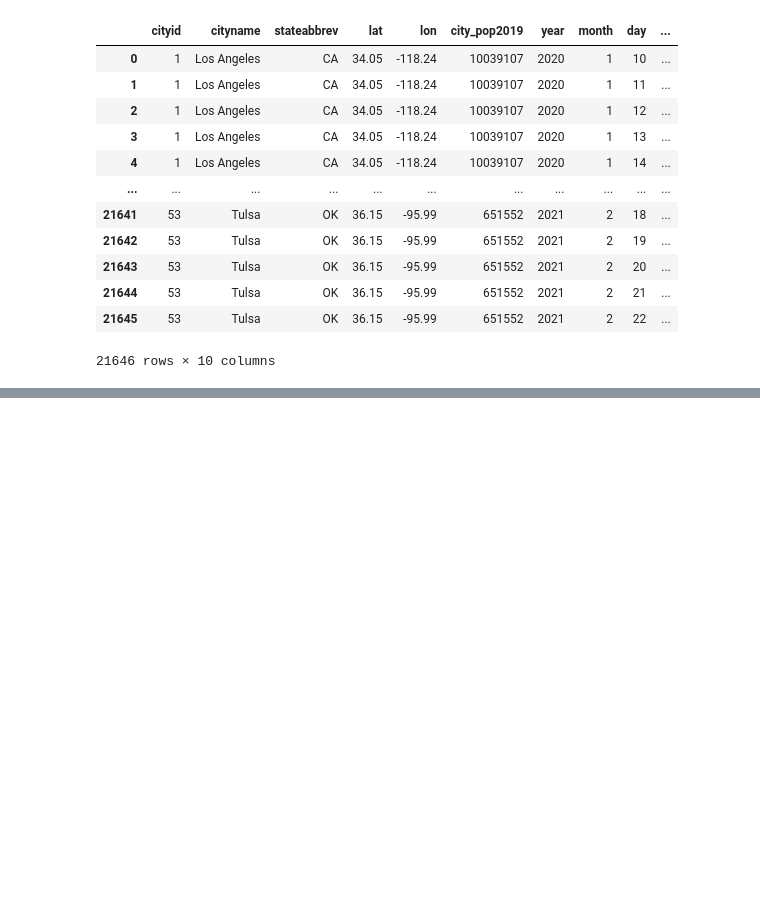
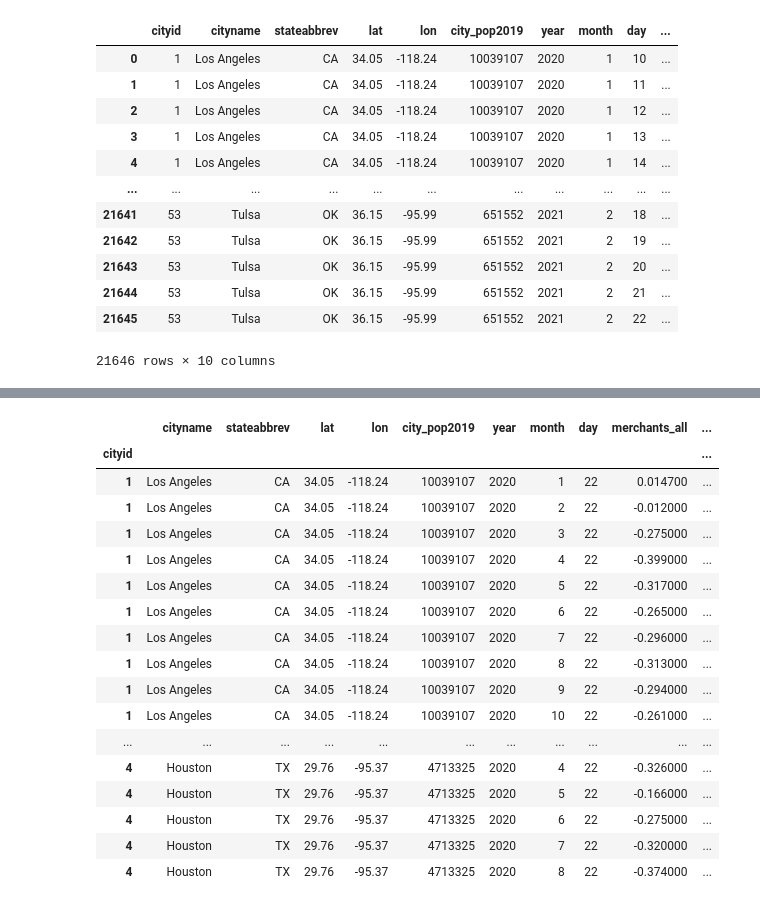
Before and after one commit to Loki-codes/Greener-Pastures, a Jupyter notebook: womplygeo.ipynb, the cells around one changed output, grey strips where cells are left out. Drawn from its saved outputs; the diff is of its cells as text; code cells hidden in the pictures; blank space fills up the shorter version.

Commit message:
monthly womplygeo

```diff
--- a/womplygeo.ipynb
+++ b/womplygeo.ipynb
@@ -94,3 +87,8 @@ merge_df
 | 21644 | 53 | Tulsa | OK | 36.15 | -95.99 | 651552 | 2021 | 2 | 21 | ... |
 | 21645 | 53 | Tulsa | OK | 36.15 | -95.99 | 651552 | 2021 | 2 | 22 | ... |
 21646 rows × 10 columns
+# %%
+#finding the info only on the 22nd of the month
+monthly_ = merge_df['day'] == 22
+monthly_merge_df = merge_df[monthly_]
+monthly_merge_df
@@ -96,0 +109,4 @@ merge_df
+# %%
+#merging by cityid
+month_merge_df = monthly_merge_df.set_index("cityid")
+month_merge_df
@@ -96,0 +128,23 @@ merge_df
+# %%
+#adding column to find difference
+month_merge_df['Merchants Difference'] = ""
+month_merge_df.head(50)
+# %% [output]
+|  | cityname | stateabbrev | lat | lon | city_pop2019 | year | month | day | merchants_all | ... |
+| cityid |  |  |  |  |  |  |  |  |  | ... |
+| 1 | Los Angeles | CA | 34.05 | -118.24 | 10039107 | 2020 | 1 | 22 | 0.014700 | ... |
+| 1 | Los Angeles | CA | 34.05 | -118.24 | 10039107 | 2020 | 2 | 22 | -0.012000 | ... |
+| 1 | Los Angeles | CA | 34.05 | -118.24 | 10039107 | 2020 | 3 | 22 | -0.275000 | ... |
+| 1 | Los Angeles | CA | 34.05 | -118.24 | 10039107 | 2020 | 4 | 22 | -0.399000 | ... |
+| 1 | Los Angeles | CA | 34.05 | -118.24 | 10039107 | 2020 | 5 | 22 | -0.317000 | ... |
+| 1 | Los Angeles | CA | 34.05 | -118.24 | 10039107 | 2020 | 6 | 22 | -0.265000 | ... |
+| 1 | Los Angeles | CA | 34.05 | -118.24 | 10039107 | 2020 | 7 | 22 | -0.296000 | ... |
+| 1 | Los Angeles | CA | 34.05 | -118.24 | 10039107 | 2020 | 8 | 22 | -0.313000 | ... |
+| 1 | Los Angeles | CA | 34.05 | -118.24 | 10039107 | 2020 | 9 | 22 | -0.294000 | ... |
+| 1 | Los Angeles | CA | 34.05 | -118.24 | 10039107 | 2020 | 10 | 22 | -0.261000 | ... |
+| ... | ... | ... | ... | ... | ... | ... | ... | ... | ... | ... |
+| 4 | Houston | TX | 29.76 | -95.37 | 4713325 | 2020 | 4 | 22 | -0.326000 | ... |
+| 4 | Houston | TX | 29.76 | -95.37 | 4713325 | 2020 | 5 | 22 | -0.166000 | ... |
+| 4 | Houston | TX | 29.76 | -95.37 | 4713325 | 2020 | 6 | 22 | -0.275000 | ... |
+| 4 | Houston | TX | 29.76 | -95.37 | 4713325 | 2020 | 7 | 22 | -0.320000 | ... |
+| 4 | Houston | TX | 29.76 | -95.37 | 4713325 | 2020 | 8 | 22 | -0.374000 | ... |
```
Also changed, not shown: parts of 10 cells of this notebook.
